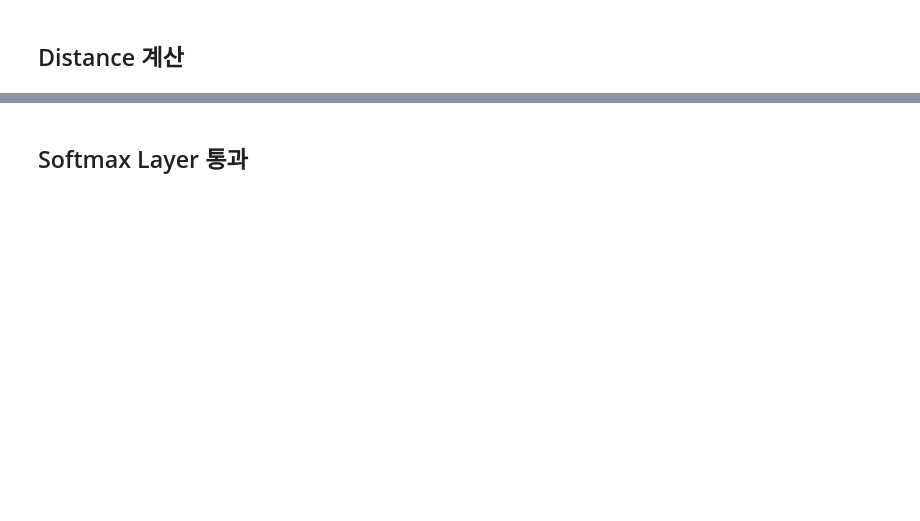
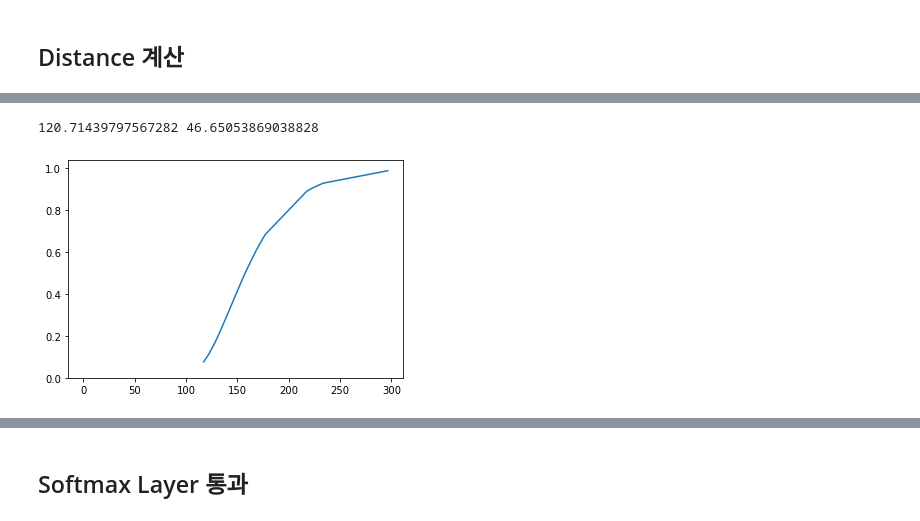
Before and after one commit to CSID-DGU/2021-1-OSSP1-FloweryPath-8, a Jupyter notebook: model/model_test_for_openmax_revise.ipynb, the cells around one changed output, grey strips where cells are left out. Cells and saved outputs as stored; diff of their text form; code cells hidden in the pictures; blank space fills up the shorter version.

```diff
--- a/model/model_test_for_openmax_revise.ipynb
+++ b/model/model_test_for_openmax_revise.ipynb
@@ -268,0 +330,2 @@ Epoch 1/5
+# %%
+hist = model.fit(X_train, y_train, batch_size = 32, epochs=5, callbacks=[es, check_point])
@@ -269,6 +347,6 @@ Epoch 1/5
 # %% [markdown]
 ## Training
 # %%
-X_result = model.predict(test, batch_size = 16)
-X_result
+X_result = model.predict(X_test, batch_size = 32)
+len(X_result)
 # %% [output]
@@ -282,10 +381,5 @@ ValueError: in user code:
 # %%
-class_result = []
-for a,b,c in X_result:
-    numbers = [a,b,c]
-    class_result.append(numbers.index(max(numbers)))
-
-tf_result = (y_data == class_result)
+tf_result = (y_test == class_result)
 
 for_open_max_0 = []
 for_open_max_1 = []
@@ -359,11 +603,14 @@ def weib(x,n,a):
     return 1-np.exp[-(x / n)**a]
 # %%
 # 0 라벨 Distance 추출 Weibull 극단 분포 CDF
-(loc, scale) = s.exponweib.fit_loc_scale(maxdist0, 1, 1)
-print(loc, scale)
+(loc0, scale0) = s.exponweib.fit_loc_scale(maxdist0, 1, 1)
+print(loc0, scale0)
 
 plt.plot(maxdist0, s.exponweib.cdf(maxdist0, *s.exponweib.fit(maxdist0, 1, 1, scale=2, loc=0)))
 _ = plt.hist(maxdist0, bins=np.linspace(0, 16, len(maxdist0)), alpha=0.5);
 plt.show()
+# %% [output]
+120.71439797567282 46.65053869038828
+[figure, added]
 # %%
 # 1 라벨 Distance 추출 Weibull 극단 분포 CDF
```
Also changed, not shown: parts of 39 cells of this notebook.
